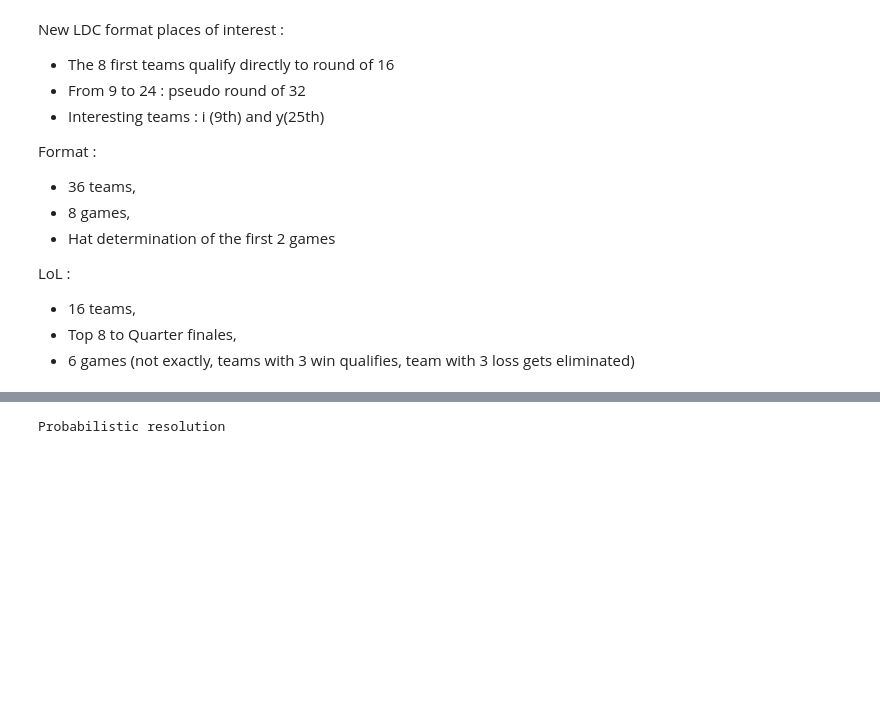
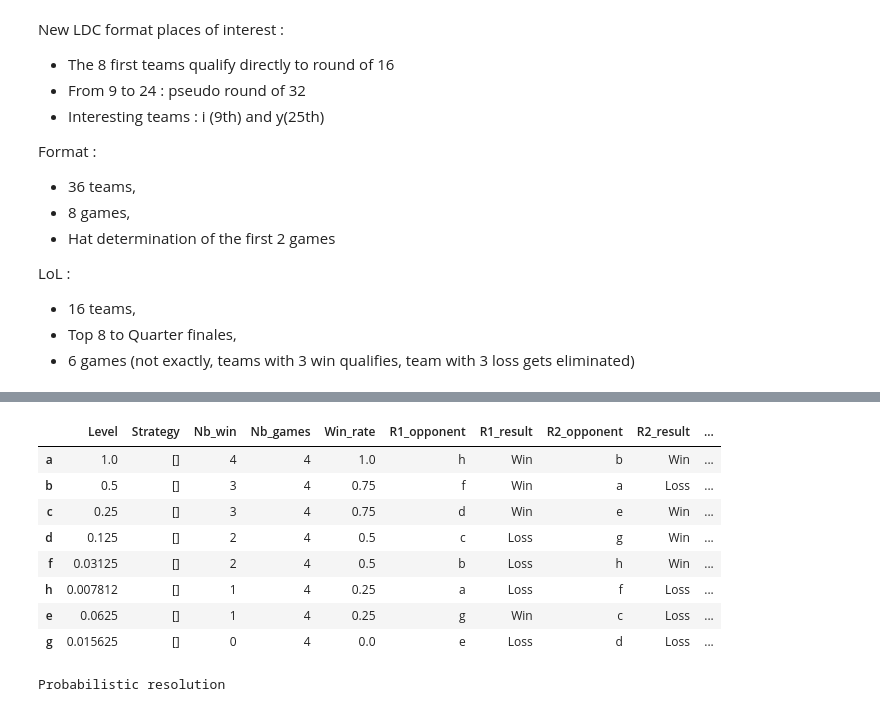
Before and after one commit to arnaud-odet/swiss_rounds_simulator, a Jupyter notebook: swiss_round.ipynb, the cells around one changed output, grey strips where cells are left out. Saved outputs shown, nothing was run; the diff lists cells and outputs as text; code cells hidden in the pictures; blank space fills up the shorter version.

```diff
--- a/swiss_round.ipynb
+++ b/swiss_round.ipynb
@@ -19,0 +105,18 @@ LoL :
+# %%
+
+for i in range(int(n_teams/2)-1):
+    pps = []
+    print(f'Iteration number {i+1}')
+    for pairing in pairings :
+        for pair in pairs :
+            possible = True
+            for team in pair :
+                for game in pairing :
+                    if team in game :
+                        possible = False
+            if possible :
+                new_pairing = pairing + [pair]
+                pps.append(new_pairing)
+    pairings = pps.copy()
+
+len(pairings)
@@ -19,0 +161,57 @@ LoL :
+# %%
+def assign_opponents(possible_games_matrix, league_table, round_number, verbose = False):
+
+    if f"R{round_number}_opponent" not in league_table.columns:
+        raise ValueError(f'The league was initiated with less than {round_number} games')
+
+    ref_str = f'R{round_number}_opponent'
+
+    lt = league_table.copy()
+    pgm = possible_games_matrix.copy()
+
+    nb_success = 0
+    if round_number == 1 :
+        lt = lt.sample(frac = 1)
+    else :
+        lt.sort_values(by='Win_rate', ascending = False, inplace=True)
+
+    # Preferred allocation based on rankings from top to bottom
+    for team in lt.index:
+        if lt.loc[team, ref_str] == '-' :
+            for opposing_team in lt.index:
+                if opposing_team != team and pgm.loc[team,opposing_team] and lt.loc[opposing_team, ref_str] == '-' :
+                    lt.loc[team, ref_str] = opposing_team
+                    lt.loc[opposing_team, ref_str] = team
+                    pgm.loc[team, opposing_team] = False
+                    pgm.loc[opposing_team, team] = False
+                    nb_success +=2
+                    if verbose and nb_success == lt.shape[0] :
+                        print('Successfull allocation based on ranking')
+                    break
+
+
+
+    # Last resort : random allocation if none of the above worked
+    if not nb_success == lt.shape[0] :
+        keep_going = True
+        while keep_going :
+            nb_success = 0
+            lt = league_table.copy()
+            pgm = possible_games_matrix.copy()
+            lt = lt.sample(frac = 1)
+            for team in lt.index:
+                if lt.loc[team, ref_str] == '-' :
+                    for opposing_team in lt.index:
+                        if opposing_team != team and pgm.loc[team,opposing_team] and lt.loc[opposing_team, ref_str] == '-' :
+                            lt.loc[team, ref_str] = opposing_team
+                            lt.loc[opposing_team, ref_str] = team
+                            pgm.loc[team, opposing_team] = False
+                            pgm.loc[opposing_team, team] = False
+                            nb_success +=2
+                            if nb_success == lt.shape[0]:
+                                keep_going = False
+                            break
+        if verbose :
+            print('Unsuccessfull allocation based on rankings, random allocation was performed')
+    return pgm, lt
+# %% [output]
@@ -20,3 +238,12 @@ LoL :
+|  | Level | Strategy | Nb_win | Nb_games | Win_rate | R1_opponent | R1_result | R2_opponent | R2_result | ... |
+| a | 1.0 | [] | 4 | 4 | 1.0 | h | Win | b | Win | ... |
+| b | 0.5 | [] | 3 | 4 | 0.75 | f | Win | a | Loss | ... |
+| c | 0.25 | [] | 3 | 4 | 0.75 | d | Win | e | Win | ... |
+| d | 0.125 | [] | 2 | 4 | 0.5 | c | Loss | g | Win | ... |
+| f | 0.03125 | [] | 2 | 4 | 0.5 | b | Loss | h | Win | ... |
+| h | 0.007812 | [] | 1 | 4 | 0.25 | a | Loss | f | Loss | ... |
+| e | 0.0625 | [] | 1 | 4 | 0.25 | g | Win | c | Loss | ... |
+| g | 0.015625 | [] | 0 | 4 | 0.0 | e | Loss | d | Loss | ... |
 # %%
 compare_settings(n_tournaments=1000,
                  n_teams=16,
```
Also changed, not shown: parts of 15 cells of this notebook, 1 other file.
